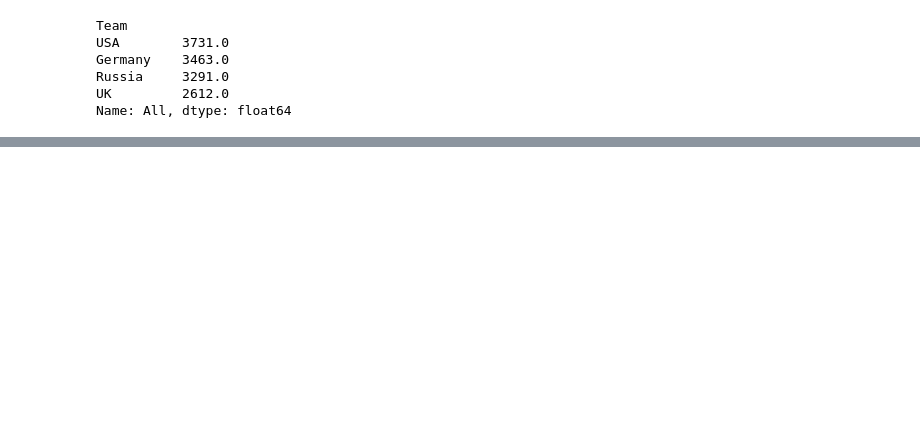
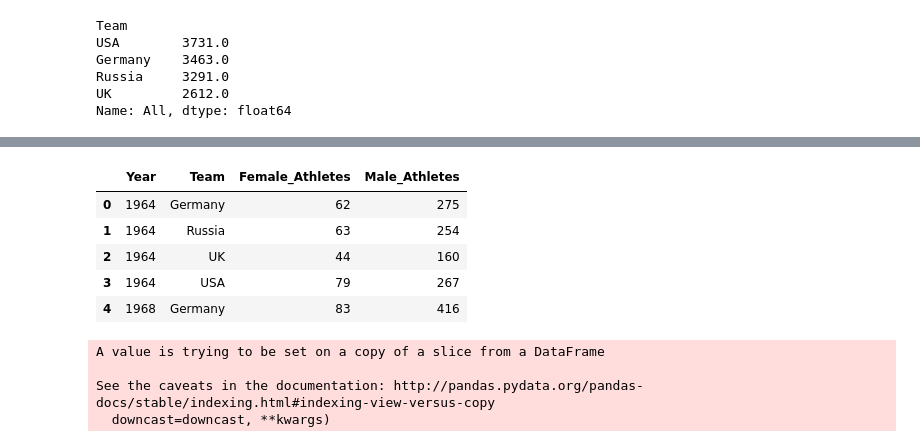
Before and after one commit to christineton/olympics-prediction, a Jupyter notebook: olympics-analysis.ipynb, the cells around one changed output, grey strips where cells are left out. Drawn from its saved outputs; the diff is of its cells as text; code cells hidden in the pictures; blank space fills up the shorter version.

```diff
--- a/olympics-analysis.ipynb
+++ b/olympics-analysis.ipynb
@@ -420,0 +492,26 @@ year_team_medals.plot(linestyle = '-', marker = 'o', alpha = 0.9, figsize = (10,
+# %%
+# take for each year, the team, name of the athelet and gender of the athlete and drop duplicates. Theres are values.
+
+# where the same athlete is taking part in more than one sport
+
+# get rows with top countries
+row_mark_3 = summer_olympics['Team'].map(lambda x: x in top_countries)
+# %%
+year_team_gender = summer_olympics.loc[row_mark_3, ['Year', 'Team', 'Name', 'Sex']].drop_duplicates()
+# %%
+# Create a pivot table to count gender wise representation of each team in each year
+year_team_gender_count = pd.pivot_table(year_team_gender, index= ['Year', 'Team'], columns = 'Sex', aggfunc = 'count').reset_index()
+# %%
+# Rename columns as per column names in the 0th level
+year_team_gender_count.columns = year_team_gender_count.columns.get_level_values(0)
+# %%
+# Rename the columns appropriately
+year_team_gender_count.columns = ['Year', 'Team', 'Female_Athletes', 'Male_Athletes']
+year_team_gender_count.head()
+# %% [output]
+|  | Year | Team | Female_Athletes | Male_Athletes |
+| 0 | 1964 | Germany | 62 | 275 |
+| 1 | 1964 | Russia | 63 | 254 |
+| 2 | 1964 | UK | 44 | 160 |
+| 3 | 1964 | USA | 79 | 267 |
+| 4 | 1968 | Germany | 83 | 416 |
@@ -420,0 +521,10 @@ year_team_medals.plot(linestyle = '-', marker = 'o', alpha = 0.9, figsize = (10,
+# %%
+# Separate country wise data
+uk_data = year_team_gender_count[year_team_gender_count['Team'] == "UK"]
+uk_data.fillna(0, inplace = True)
+uk_data.set_index('Year', inplace = True)
+# %% [output]
+A value is trying to be set on a copy of a slice from a DataFrame
+
+See the caveats in the documentation: http://pandas.pydata.org/pandas-docs/stable/indexing.html#indexing-view-versus-copy
+  downcast=downcast, **kwargs)
```
Also changed, not shown: parts of 23 cells of this notebook, 1 other file.
